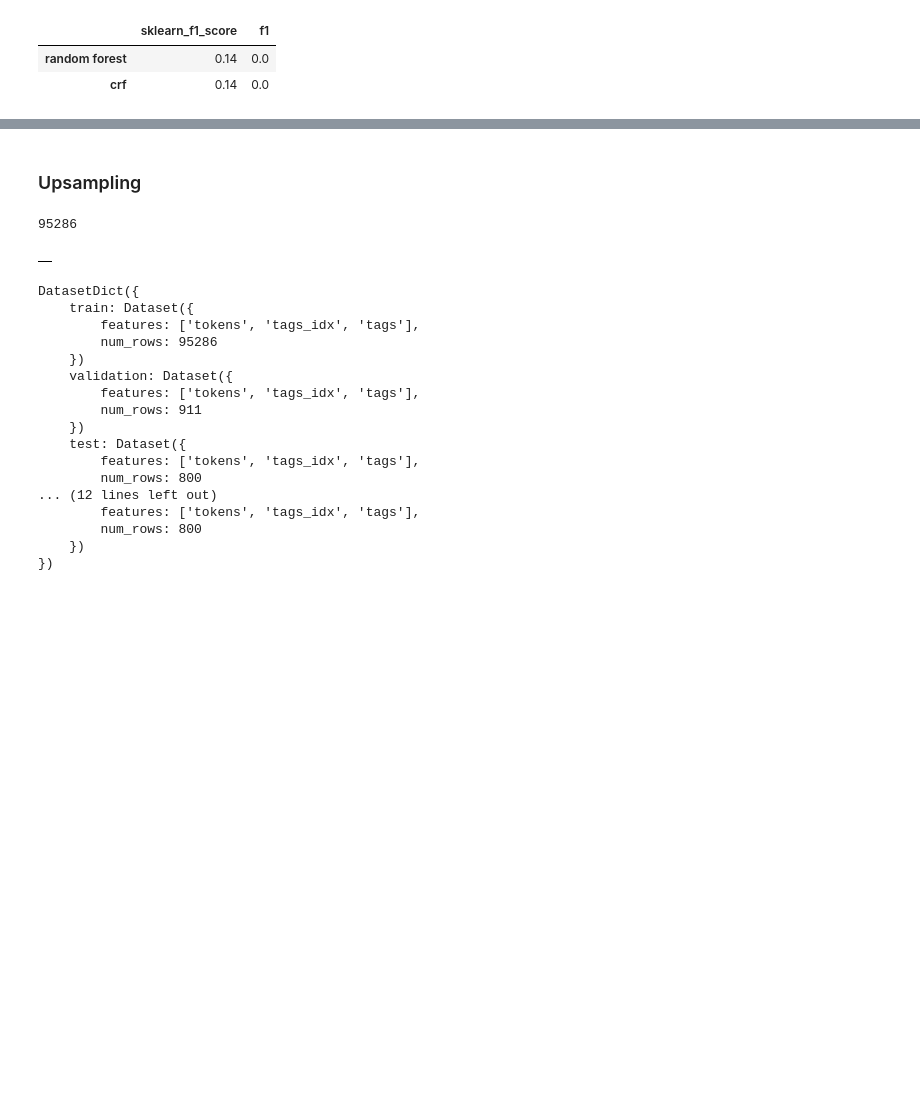
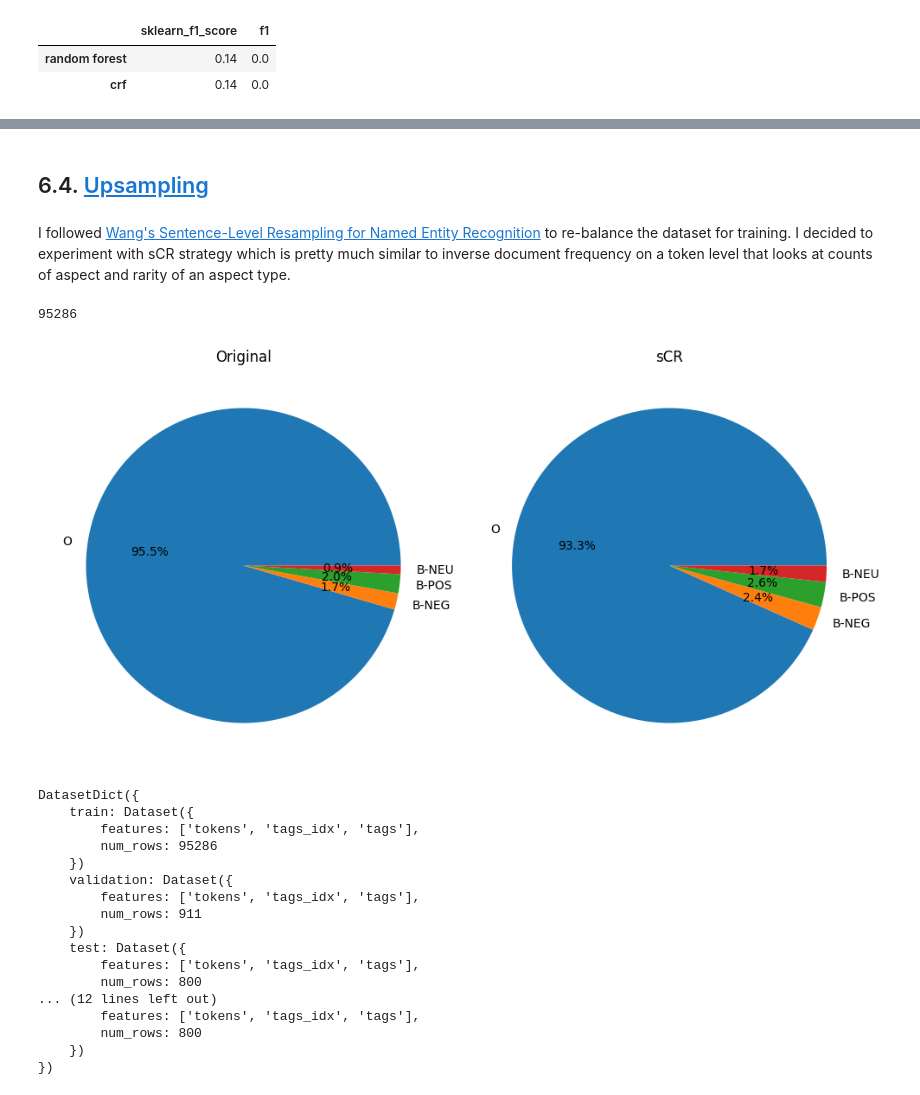
Before and after one commit to tnatvu/SentiLens, a Jupyter notebook: sentilens.ipynb, the cells around one changed output, grey strips where cells are left out. Drawn from its saved outputs; the diff is of its cells as text; code cells hidden in the pictures; blank space fills up the shorter version.

```diff
--- a/sentilens.ipynb
+++ b/sentilens.ipynb
@@ -1097,8 +993,10 @@ DatasetDict({
         num_rows: 800
     })
 })
-# %% [markdown]
-### Upsampling
+# %% [markdown]
+## 6.4. <a id='toc6_4_'></a>[Upsampling](#toc0_)
+# %% [markdown]
+I followed <a href='https://aclanthology.org/2022.naacl-main.156.pdf'>Wang's Sentence-Level Resampling for Named Entity Recognition</a> to re-balance the dataset for training. I decided to experiment with sCR strategy which is pretty much similar to inverse document frequency on a token level that looks at counts of aspect and rarity of an aspect type.
 # %%
 from math import log,sqrt, ceil
 
@@ -1189,17 +1067,34 @@ for row in df_train_ori["tags"]:
     for tag in row:
         if tag.startswith("B"):
             tag_type = tag.split("-")[1]
-        # split2freqs['train'][tag] += 1
+            split2freqs['original'][tag] += 1
+        elif tag == 'O':
+            split2freqs['original'][tag] += 1
 
 for row in sCR_df["tags"]:
     for tag in row:
         if tag.startswith("B"):
             tag_type = tag.split("-")[1]
-        # split2freqs['sCR_df'][tag] += 1
+            split2freqs['sCR'][tag] += 1
+        elif tag == 'O':
+            split2freqs['sCR'][tag] += 1
 
-pd.DataFrame.from_dict(split2freqs, orient="index")
+tags_per_scr_ds = pd.DataFrame.from_dict(split2freqs, orient="index")
-# %% [output]
-|  |
+# %%
+plt.figure(figsize=(10, 5))
+
+plt.subplot(1, 2, 1)
+plt.pie(tags_per_scr_ds.loc['original'], labels=tags_per_scr_ds.columns, autopct='%1.1f%%')
+plt.title('Original')
+
+plt.subplot(1, 2, 2)
+plt.pie(tags_per_scr_ds.loc['sCR'], labels=tags_per_scr_ds.columns, autopct='%1.1f%%')
+plt.title('sCR')
+
+plt.tight_layout()
+plt.show()
+# %% [output]
+[figure, added]
 # %%
 import copy
 
```
Also changed, not shown: parts of 122 cells of this notebook, 21 other files.
